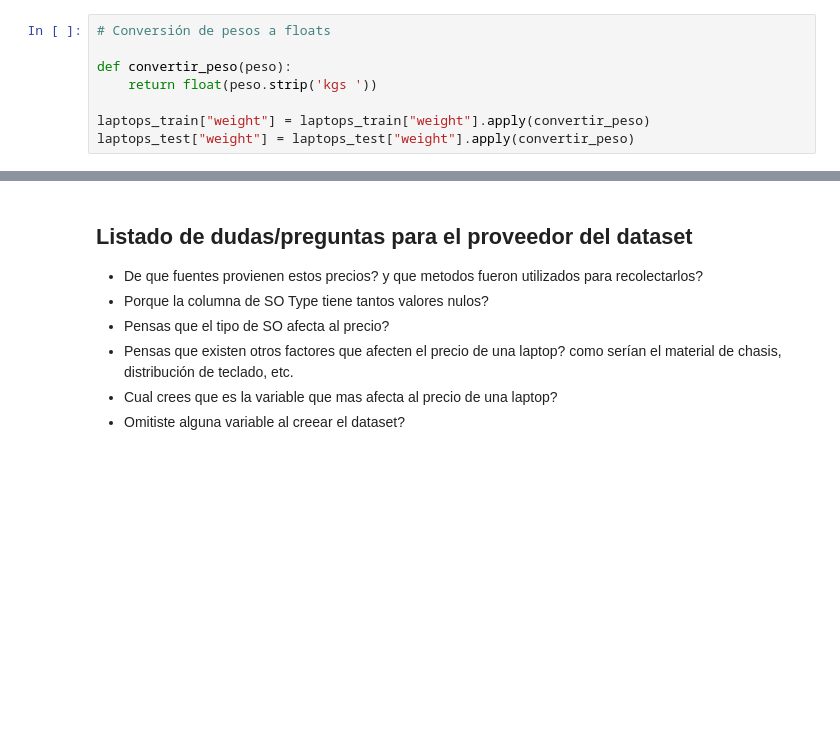
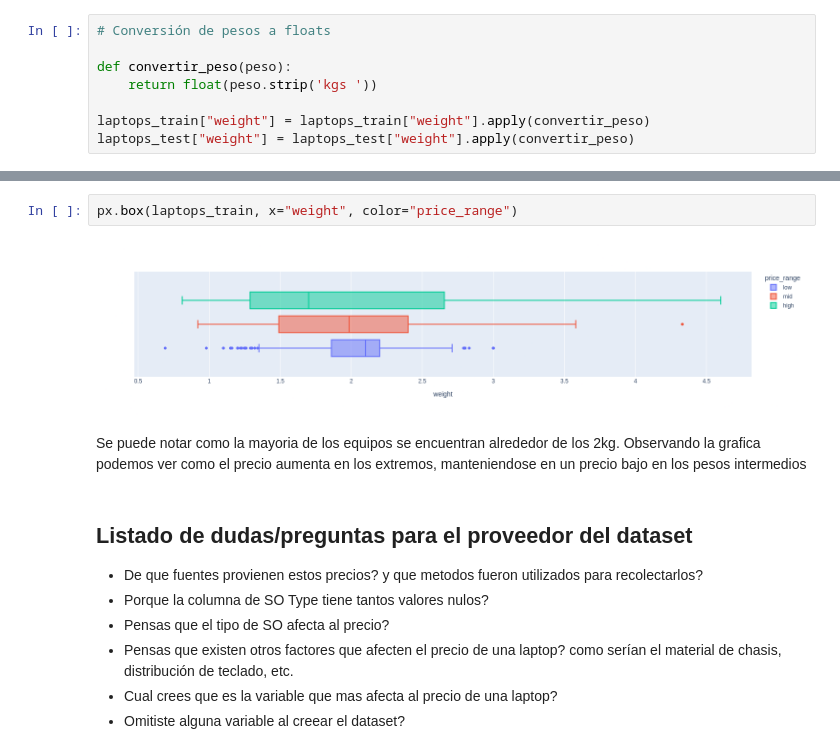
Before and after one commit to BonafedeMarco/UCSE-ML-TP1-2024, a Jupyter notebook: tp1_ML.ipynb, the cells around one changed output, grey strips where cells are left out. Saved outputs shown, nothing was run; the diff lists cells and outputs as text; blank space fills up the shorter version.

```diff
--- a/tp1_ML.ipynb
+++ b/tp1_ML.ipynb
@@ -457,3 +709,9 @@ px.histogram(laptops_train, x="weight", color="price_range")
+# %%
+px.box(laptops_train, x="weight", color="price_range")
+# %% [output]
+[figure, added]
+# %% [markdown]
+Se puede notar como la mayoria de los equipos se encuentran alrededor de los 2kg. Observando la grafica podemos ver como el precio aumenta en los extremos, manteniendose en un precio bajo en los pesos intermedios
 # %% [markdown]
 ## Listado de dudas/preguntas para el proveedor del dataset
 
```
Also changed, not shown: parts of 59 cells of this notebook.
